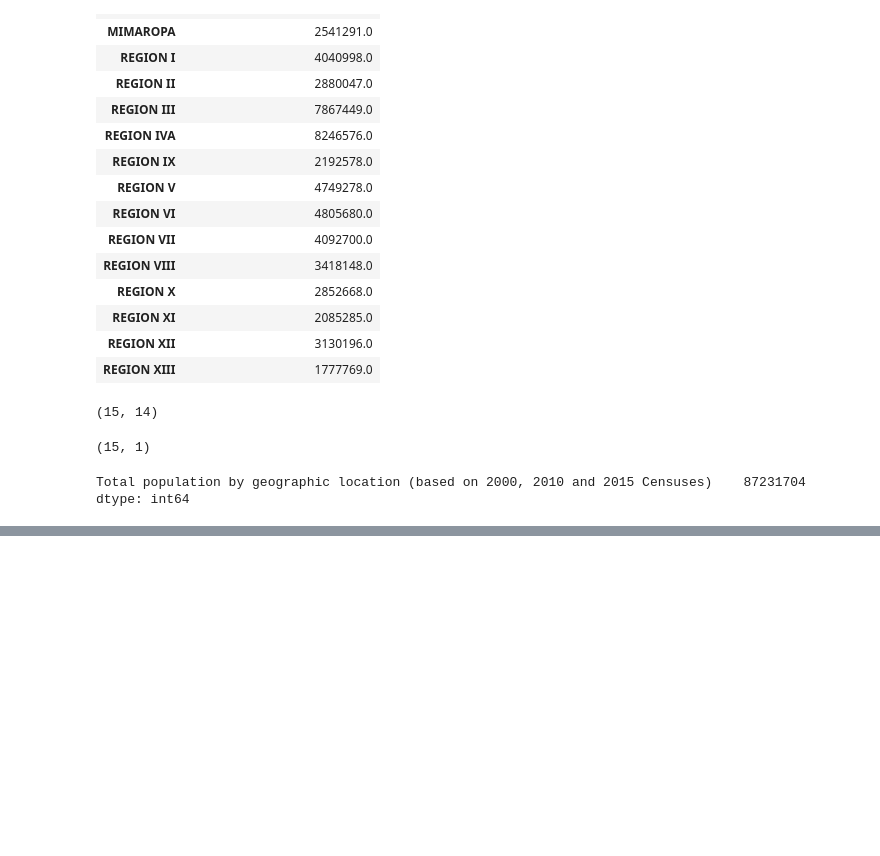
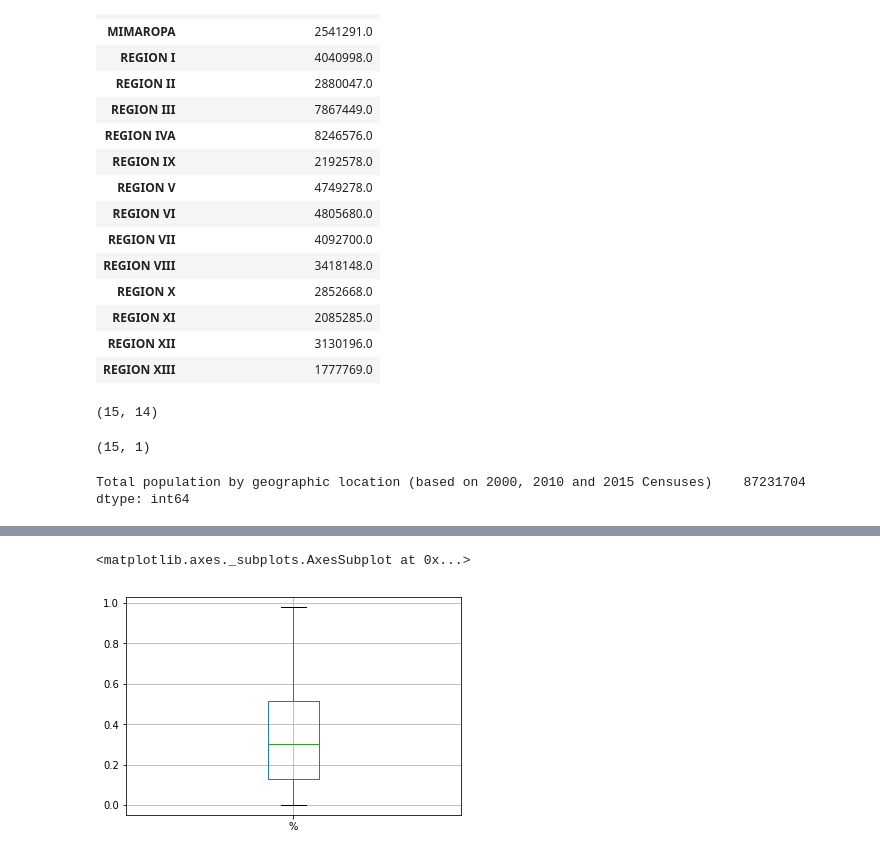
Before and after one commit to EiraBaccay/Water-Access-in-the-Philippines, a Jupyter notebook: Water Access Population.ipynb, the cells around one changed output, grey strips where cells are left out. Cells and saved outputs as stored; diff of their text form; code cells hidden in the pictures; blank space fills up the shorter version.

```diff
--- a/Water Access Population.ipynb
+++ b/Water Access Population.ipynb
@@ -489,0 +701,5 @@ dtype: int64
+# %%
+x.boxplot(column=['%'])
+# %% [output]
+<matplotlib.axes._subplots.AxesSubplot at 0x...>
+[figure, added]
```
Also changed, not shown: parts of 23 cells of this notebook.
